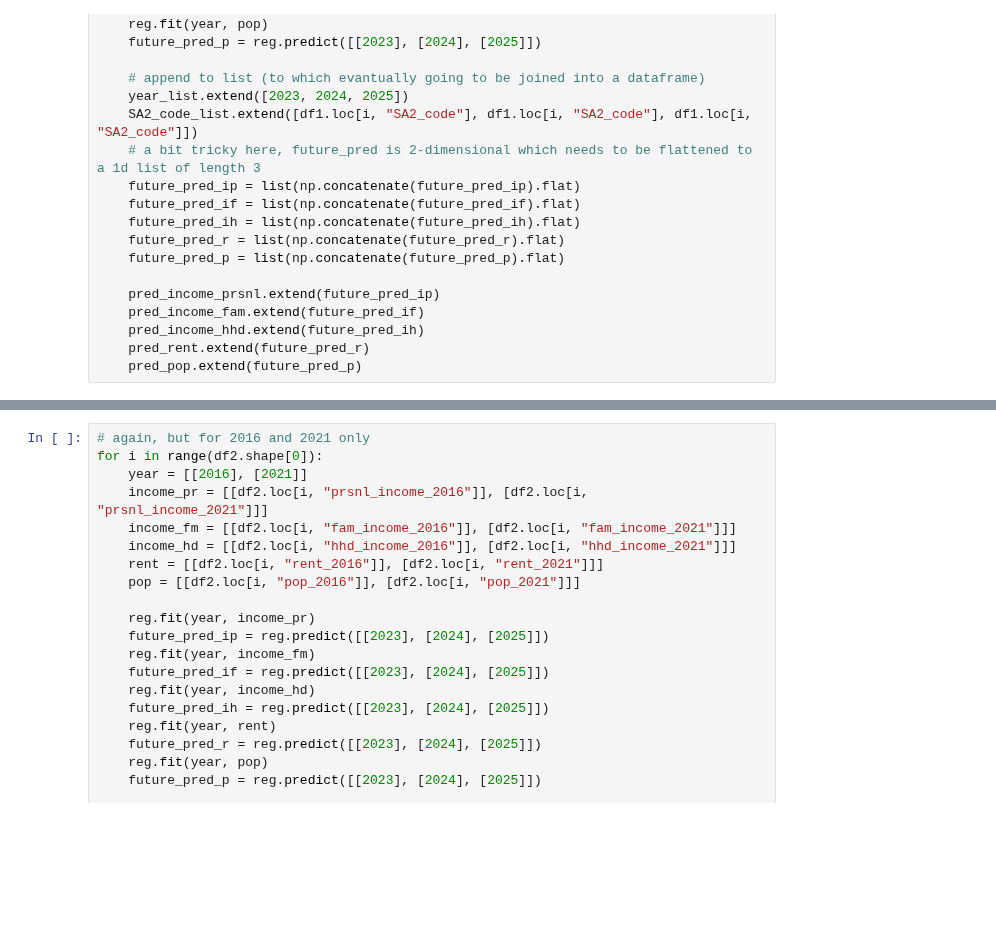
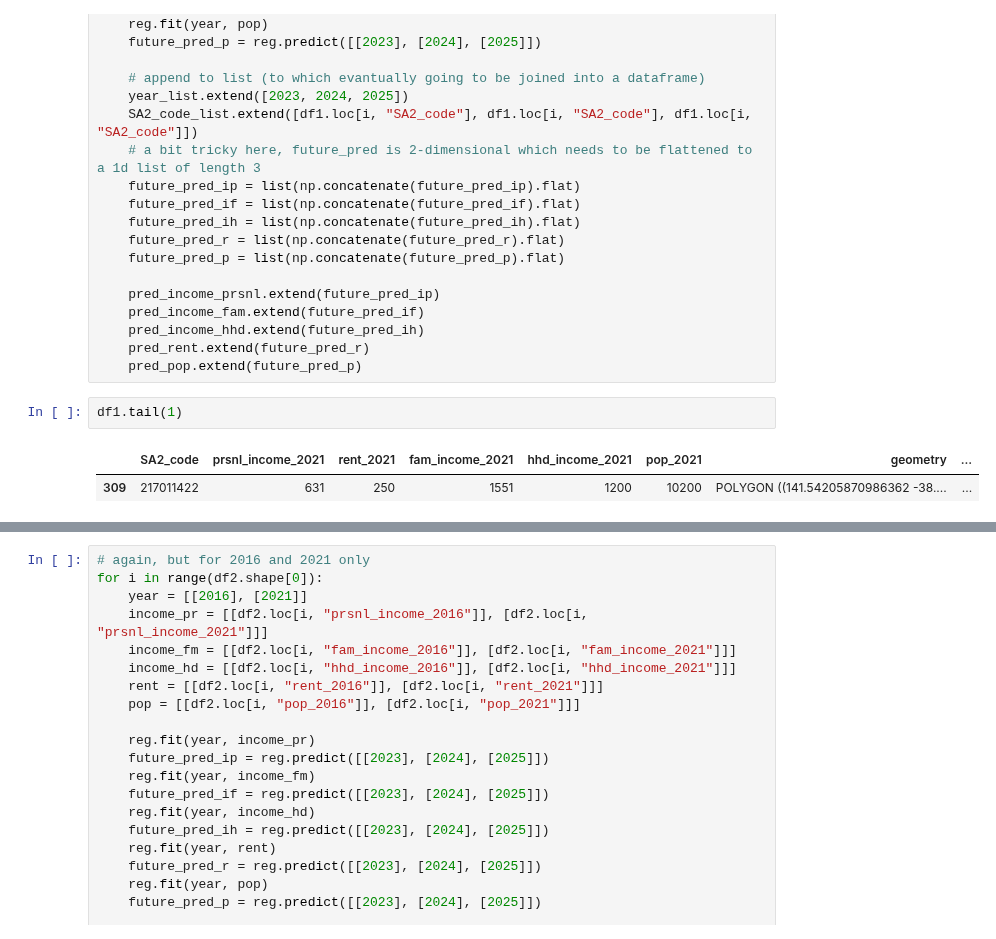
Before and after one commit to MAST30034-Applied-Data-Science/generic-real-estate-consulting-project-group-30, a Jupyter notebook: notebooks/Basic Modelling.ipynb, the cells around one changed output, grey strips where cells are left out. Cells and saved outputs as stored; diff of their text form; blank space fills up the shorter version.

```diff
--- a/notebooks/Basic Modelling.ipynb
+++ b/notebooks/Basic Modelling.ipynb
@@ -280,3 +280,8 @@ for i in range(df1.shape[0]):
     pred_income_hhd.extend(future_pred_ih)
     pred_rent.extend(future_pred_r)
     pred_pop.extend(future_pred_p)
+# %%
+df1.tail(1)
+# %% [output]
+|  | SA2_code | prsnl_income_2021 | rent_2021 | fam_income_2021 | hhd_income_2021 | pop_2021 | geometry | ... |
+| 309 | 217011422 | 631 | 250 | 1551 | 1200 | 10200 | POLYGON ((141.54205870986362 -38.... | ... |
```
Also changed, not shown: parts of 1 cell of this notebook, 1 other file.
